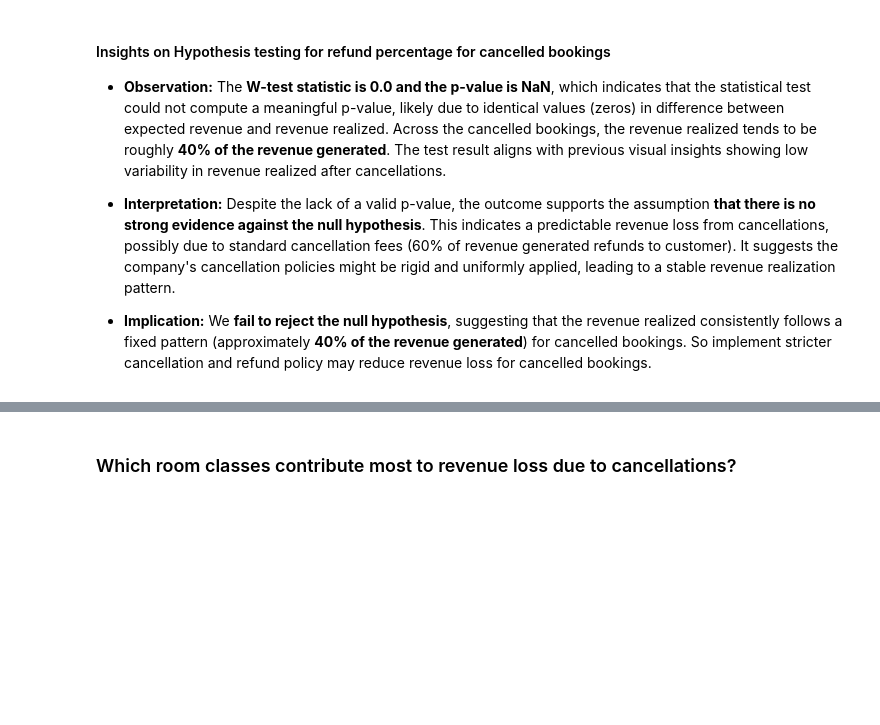
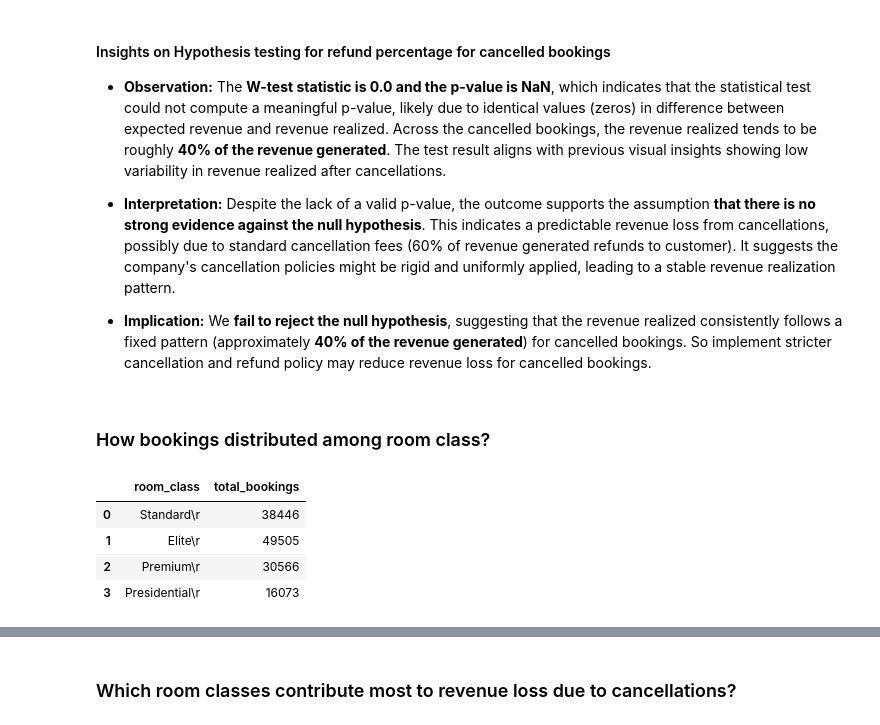
Before and after one commit to Bhuvi128/Hospitality-Revenue-Optimization-Data-analysis, a Jupyter notebook: Hospitality Revenue Optimzation.ipynb, the cells around one changed output, grey strips where cells are left out. Cells and saved outputs as stored; diff of their text form; code cells hidden in the pictures; blank space fills up the shorter version.

```diff
--- a/Hospitality Revenue Optimzation.ipynb
+++ b/Hospitality Revenue Optimzation.ipynb
@@ -314,3 +348,20 @@ Fail to Reject Null hypothesis: The revenue realized is consistently 40% of reve
 
 - **Implication:**
   We **fail to reject the null hypothesis**, suggesting that the revenue realized consistently follows a fixed pattern (approximately **40% of the revenue generated**) for cancelled bookings. So implement stricter cancellation and refund policy may reduce revenue loss for cancelled bookings.
+# %% [markdown]
+### How bookings distributed among room class?
+# %%
+query = """
+select dr.room_class, count(*) total_bookings
+from dim_rooms dr right join fact_bookings fb
+on dr.room_id = fb.room_category
+group by dr.room_class;
+"""
+room_class = pd.read_sql(query,conn)
+room_class
+# %% [output]
+|  | room_class | total_bookings |
+| 0 | Standard\r | 38446 |
+| 1 | Elite\r | 49505 |
+| 2 | Premium\r | 30566 |
+| 3 | Presidential\r | 16073 |
```
Also changed, not shown: parts of 8 cells of this notebook, 4 other files.
